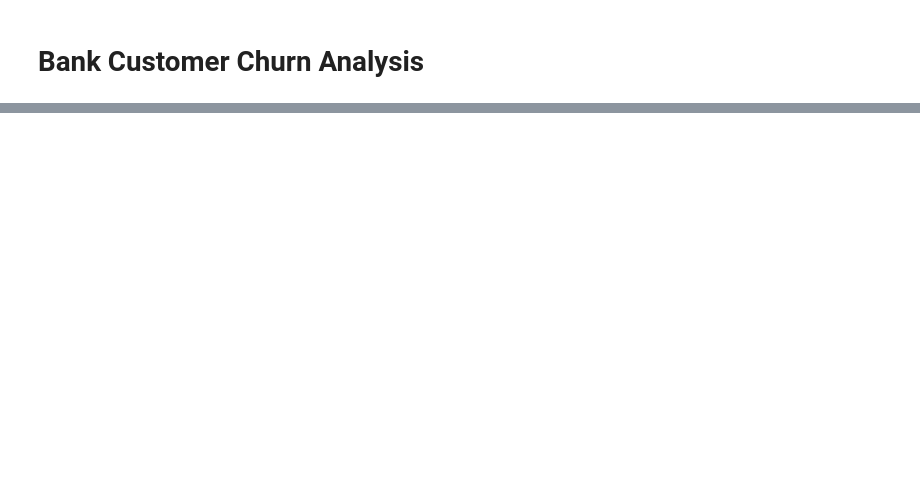
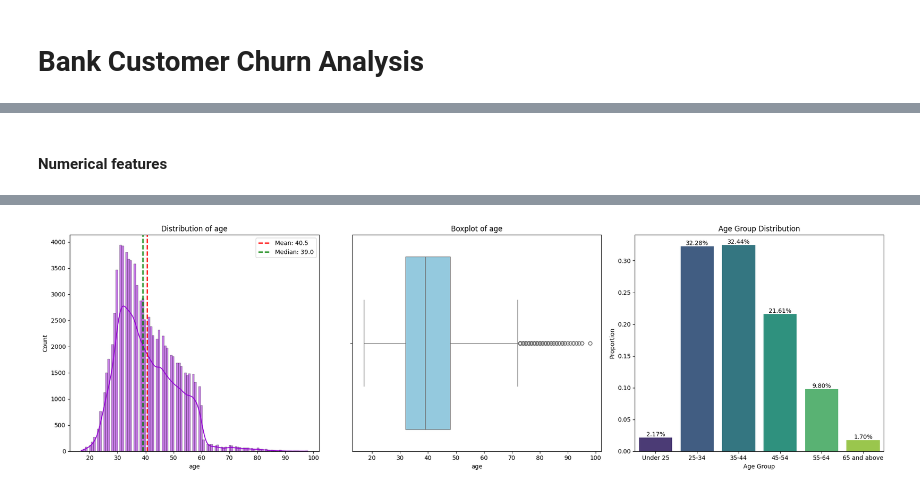
Before and after one commit to EfyaDufie2020/Bank-Customer-Churn-Analysis, a Jupyter notebook: Notebooks/Bank Churn Analysis.ipynb, the cells around one changed output, grey strips where cells are left out. Saved outputs shown, nothing was run; the diff lists cells and outputs as text; code cells hidden in the pictures; blank space fills up the shorter version.

```diff
--- a/Notebooks/Bank Churn Analysis.ipynb
+++ b/Notebooks/Bank Churn Analysis.ipynb
@@ -80,0 +804,18 @@ warnings.filterwarnings('ignore')
+# %%
+# Target Variable
+target = ['y']
+
+# Customer Demographics
+customer_demographics = ['age', 'job', 'marital', 'education', 'default', 'housing', 'loan']
+
+# Customer Financial Details
+customer_financial_details = ['balance']
+
+# Campaign Interaction
+campaign_interaction = ['contact', 'duration', 'campaign', 'pdays', 'previous', 'poutcome']
+
+# Temporal Information
+temporal_info = ['day', 'day_of_week', 'month', 'year']
+
+# Economic Indicators
+economic_indicators = ['emp.var.rate', 'cons.price.idx', 'cons.conf.idx', 'euribor3m', 'nr.employed']
@@ -80,0 +885,61 @@ warnings.filterwarnings('ignore')
+# %% [markdown]
+#### Numerical features
+# %%
+# Identify 'age' for detailed numerical analysis
+age_feature = customer_demographics[0]
+
+# Calculate skewness and kurtosis
+skewness = round(df_train_eda[age_feature].skew(), 2)
+kurtosis = round(df_train_eda[age_feature].kurtosis(), 2)
+
+# Calculate basic statistics
+mean = round(df_train_eda[age_feature].mean(), 2)
+median = round(df_train_eda[age_feature].median(), 2)
+std_dev = round(df_train_eda[age_feature].std(), 2)
+
+# Print column name and its statistics
+print(f"Column: {age_feature}")
+print(f"Skewness: {skewness}")
+print(f"Kurtosis: {kurtosis}")
+print(f"Mean: {mean}")
+print(f"Median: {median}")
+print(f"Standard Deviation: {std_dev}")
+print("_" * 40)
+
+# Create bins for age groups
+age_bins = [0, 24, 34, 44, 54, 64, 150]
+age_labels = ['Under 25', '25-34', '35-44', '45-54', '55-64', '65 and above']
+df_train_eda['age_group'] = pd.cut(df_train_eda[age_feature], bins=age_bins, labels=age_labels, right=True)
+
+# Plot histogram-KDE, boxplot and barplot
+plt.figure(figsize=(20, 6))
+
+# Histogram with KDE
+plt.subplot(1, 3, 1)
+sns.histplot(df_train_eda[age_feature], kde=True, color='darkviolet', edgecolor='black')
+plt.axvline(mean, color='red', linestyle='dashed', linewidth=2, label=f'Mean: {mean}')
+plt.axvline(median, color='green', linestyle='dashed', linewidth=2, label=f'Median: {median}')
+plt.title(f'Distribution of {age_feature}')
+plt.xlabel(age_feature)
+plt.ylabel('Count')
+plt.legend()
+
+# Boxplot
+plt.subplot(1, 3, 2)
+sns.boxplot(x=df_train_eda[age_feature], color='skyblue')
+plt.title(f'Boxplot of {age_feature}')
+
+# Bar plot
+plt.subplot(1, 3, 3)
+age_group_counts = df_train_eda['age_group'].value_counts(normalize=True).sort_index()  # Ensure order matches `age_labels`
+sns.barplot(x=age_group_counts.index, y=age_group_counts.values, palette='viridis')
+for i, v in enumerate(age_group_counts.values):
+    plt.text(i, v, f'{v*100:.2f}%', ha='center', va='bottom', fontsize=10)
+plt.title('Age Group Distribution')
+plt.xlabel('Age Group')
+plt.ylabel('Proportion')
+
+# Display plots
+plt.tight_layout()
+plt.show()
+# %% [output]
@@ -80,0 +953 @@ warnings.filterwarnings('ignore')
+[figure, added]
```
Also changed, not shown: parts of 67 cells of this notebook, 1 other file.
